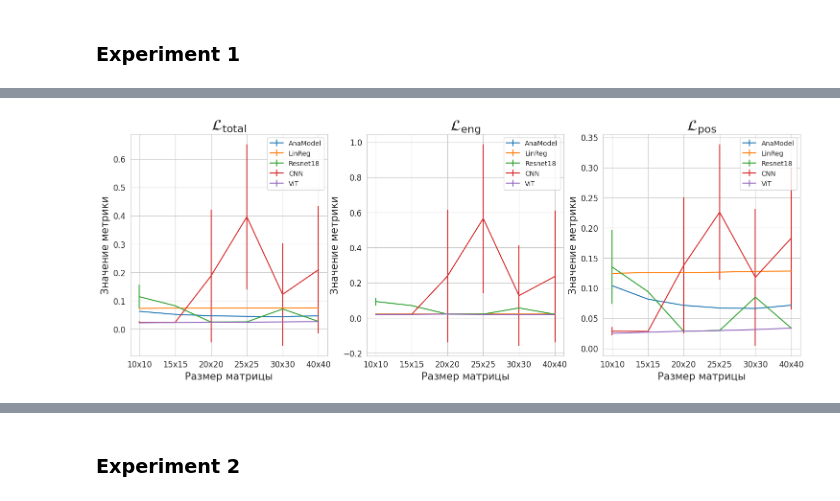
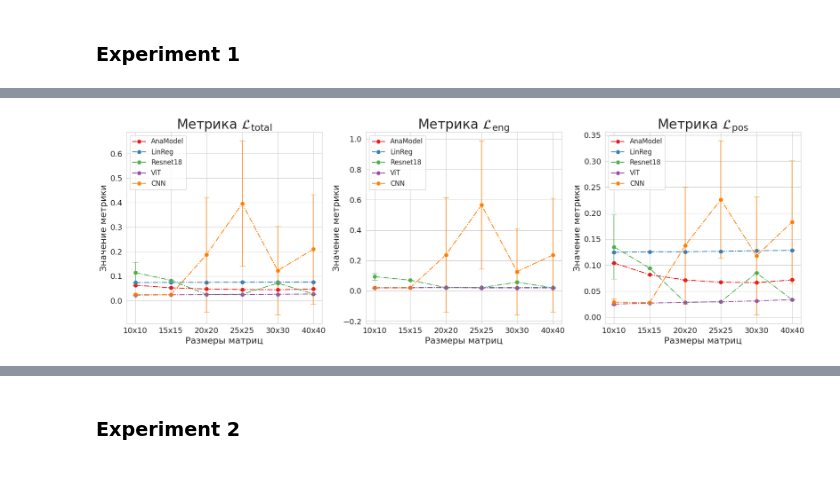
Before and after one commit to dxtvzw/ecal-optimization, a Jupyter notebook: report/data/collect_data.ipynb, the cells around one changed output, grey strips where cells are left out. Cells and saved outputs as stored; diff of their text form; code cells hidden in the pictures; blank space fills up the shorter version.

Commit message:
added more graphs to report

```diff
--- a/report/data/collect_data.ipynb
+++ b/report/data/collect_data.ipynb
@@ -156,46 +156,67 @@ models = {
     "AnaModel": "AnaModel",
     "LinearModel": "LinReg",
     "MyResnet18": "Resnet18",
+    "MyViT": "ViT",
     "MyCNN": "CNN",
-    "MyViT": "ViT",
 }
 
 shapes = sorted(list(set(cur_df['group'].str.split('_').apply(lambda x: x[2]).tolist())))
 
 metrics = {
     'val_total': '$\mathcal{L}_{\mathsf{total}}$',
     'RMSE_E eng': '$\mathcal{L}_{\mathsf{eng}}$',
     'RMSE pos': '$\mathcal{L}_{\mathsf{pos}}$',
 }
 
+sns.set_style("whitegrid")
+
+palette = sns.color_palette("Set1", len(models))
+
 fig, axes = plt.subplots(1, 3, figsize=(18, 6))
 
 for ax, (metric, latex_metric) in zip(axes, metrics.items()):
-    for old_name, name in models.items():
+    for i, (old_name, name) in enumerate(models.items()):
         values = {shape: [] for shape in shapes}
 
         for shape in shapes:
             tmp = cur_df.loc[cur_df['group'] == f"exp1_{old_name}_{shape}"]['summary']
             tmp = tmp[tmp.apply(lambda x: metric in x)]
             values[shape] = tmp.apply(lambda x: x[metric]).tolist()
 
         sorted_values = sorted(values.items(), key=lambda x: shapes.index(x[0]))
 
         sorted_shapes, sorted_metrics = zip(*sorted_values)
 
-        ax.errorbar(
-            sorted_shapes,
-            [np.mean(x) for x in sorted_metrics],
-            yerr=[np.std(x) for x in sorted_metrics],
+        sns.lineplot(
+            x=sorted_shapes,
+            y=[np.mean(x) for x in sorted_metrics],
+            ax=ax,
+            color=palette[i],
             label=name,
+            marker='o',
+            markersize=8,
+            linestyle='-.',
+            linewidth=1.5,
         )
 
-    ax.tick_params(axis='both', which='major', labelsize=12)
-    ax.set_title(latex_metric, fontsize=23)
-    ax.set_xlabel("Размер матрицы", fontsize=15)
-    ax.set_ylabel("Значение метрики", fontsize=15)
-    ax.legend()
+        ax.errorbar(
+            x=shapes,
+            y=[np.mean(x) for x in sorted_metrics],
+            yerr=[np.std(x) for x in sorted_metrics],
+            fmt='o',
+            color=palette[i],
+            capsize=5,
+            alpha=0.7
+        )
 
+    ax.set_title(f"Метрика {latex_metric}", fontsize=24)
+    ax.set_xlabel('Размеры матриц', fontsize=16)
+    ax.set_ylabel('Значение метрики', fontsize=16)
+    ax.legend(fontsize=12, loc='upper left')
+    ax.tick_params(axis='both', which='major', labelsize=14)
+
+plt.tight_layout()
+plt.savefig('../graphics/models_comp_extra')
 plt.show()
 # %% [output]
-[figure, old version]
+[figure, new version]
```
Also changed, not shown: parts of 2 cells of this notebook, 11 other files.
